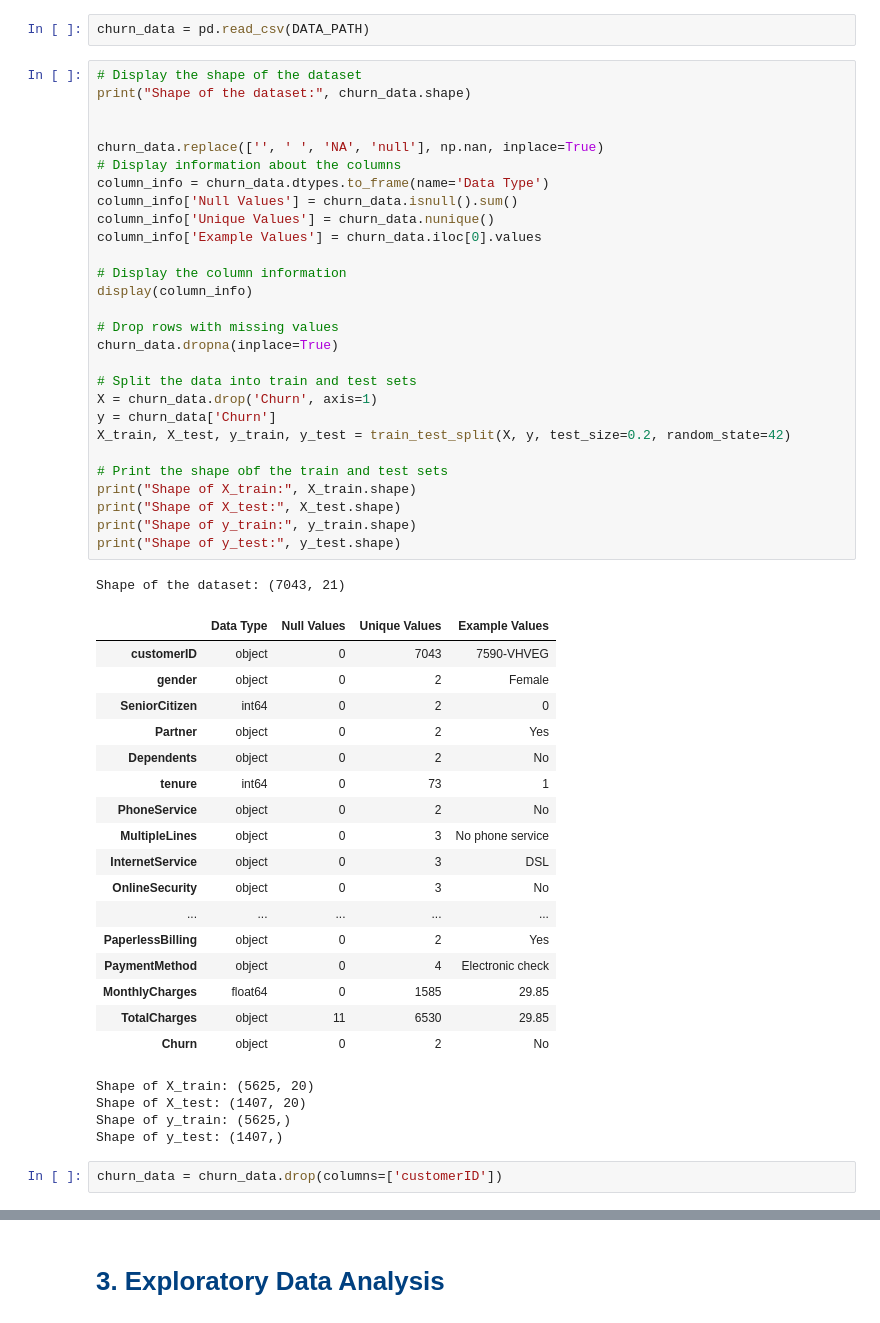
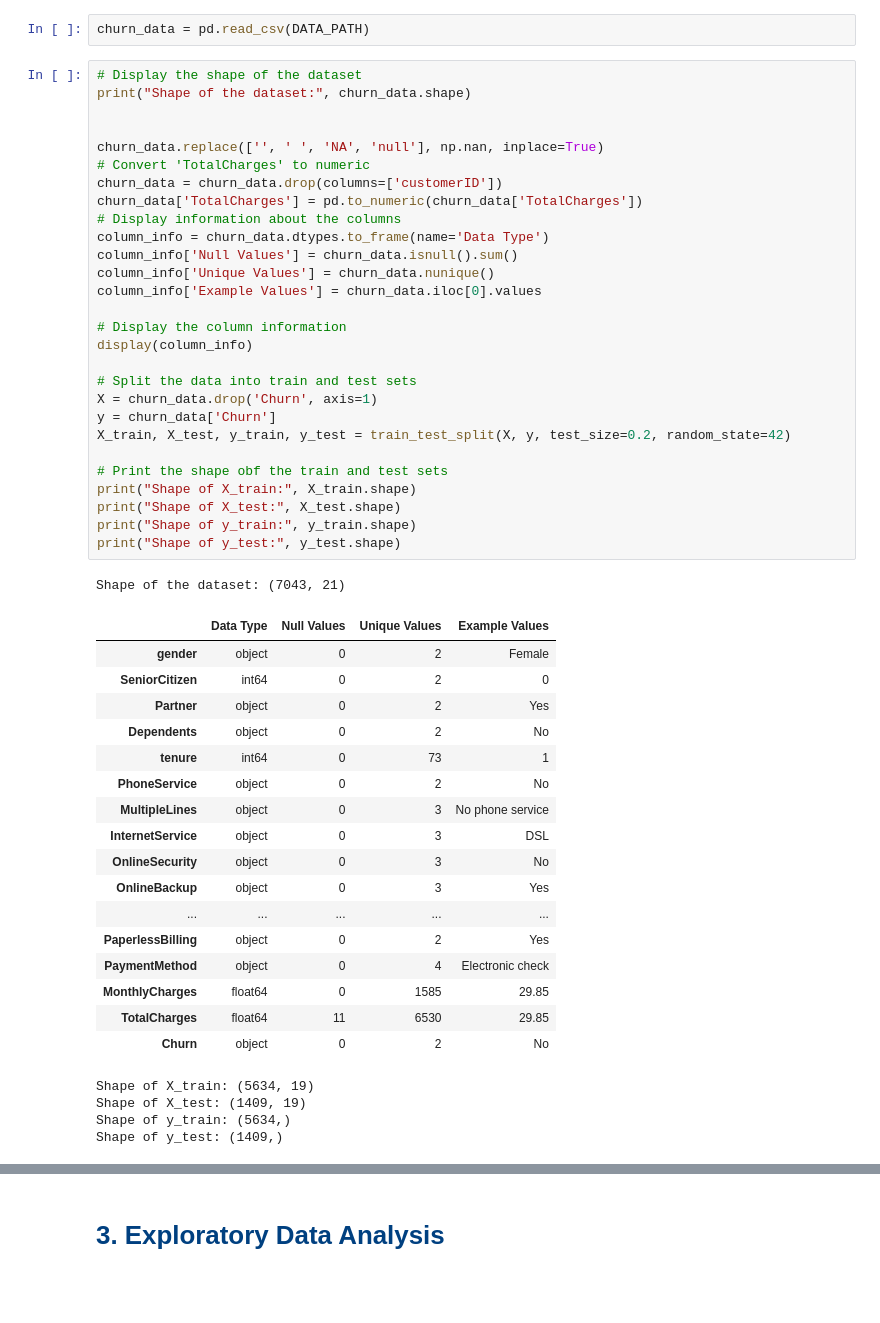
Before and after one commit to navanith007/churn-identifier, a Jupyter notebook: notebooks/eda_feature_engineering.ipynb, the cells around one changed output, grey strips where cells are left out. Cells and saved outputs as stored; diff of their text form; blank space fills up the shorter version.

```diff
--- a/notebooks/eda_feature_engineering.ipynb
+++ b/notebooks/eda_feature_engineering.ipynb
@@ -56,35 +57,34 @@ churn_data = pd.read_csv(DATA_PATH)
 # %%
 # Display the shape of the dataset
 print("Shape of the dataset:", churn_data.shape)
 
 
 churn_data.replace(['', ' ', 'NA', 'null'], np.nan, inplace=True)
+# Convert 'TotalCharges' to numeric
+churn_data = churn_data.drop(columns=['customerID'])
+churn_data['TotalCharges'] = pd.to_numeric(churn_data['TotalCharges'])
 # Display information about the columns
 column_info = churn_data.dtypes.to_frame(name='Data Type')
 column_info['Null Values'] = churn_data.isnull().sum()
 column_info['Unique Values'] = churn_data.nunique()
 column_info['Example Values'] = churn_data.iloc[0].values
 
 # Display the column information
 display(column_info)
-
-# Drop rows with missing values
-churn_data.dropna(inplace=True)
 
 # Split the data into train and test sets
 X = churn_data.drop('Churn', axis=1)
 y = churn_data['Churn']
 X_train, X_test, y_train, y_test = train_test_split(X, y, test_size=0.2, random_state=42)
 
 # Print the shape obf the train and test sets
 print("Shape of X_train:", X_train.shape)
 print("Shape of X_test:", X_test.shape)
 print("Shape of y_train:", y_train.shape)
 print("Shape of y_test:", y_test.shape)
 # %% [output]
 Shape of the dataset: (7043, 21)
 |  | Data Type | Null Values | Unique Values | Example Values |
-| customerID | object | 0 | 7043 | 7590-VHVEG |
 | gender | object | 0 | 2 | Female |
 | SeniorCitizen | int64 | 0 | 2 | 0 |
 | Partner | object | 0 | 2 | Yes |
@@ -94,15 +94,14 @@ Shape of the dataset: (7043, 21)
 | MultipleLines | object | 0 | 3 | No phone service |
 | InternetService | object | 0 | 3 | DSL |
 | OnlineSecurity | object | 0 | 3 | No |
+| OnlineBackup | object | 0 | 3 | Yes |
 | ... | ... | ... | ... | ... |
 | PaperlessBilling | object | 0 | 2 | Yes |
 | PaymentMethod | object | 0 | 4 | Electronic check |
 | MonthlyCharges | float64 | 0 | 1585 | 29.85 |
-| TotalCharges | object | 11 | 6530 | 29.85 |
+| TotalCharges | float64 | 11 | 6530 | 29.85 |
 | Churn | object | 0 | 2 | No |
-Shape of X_train: (5625, 20)
-Shape of X_test: (1407, 20)
-Shape of y_train: (5625,)
-Shape of y_test: (1407,)
+Shape of X_train: (5634, 19)
+Shape of X_test: (1409, 19)
+Shape of y_train: (5634,)
+Shape of y_test: (1409,)
-# %%
-churn_data = churn_data.drop(columns=['customerID'])
```
Also changed, not shown: parts of 25 cells of this notebook, 14 other files.
